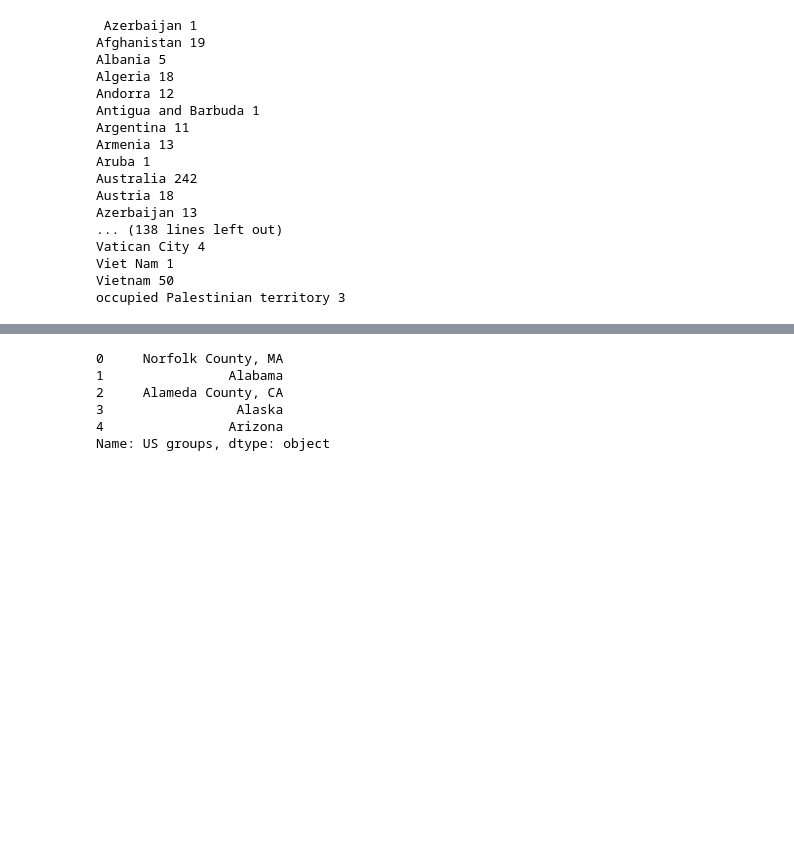
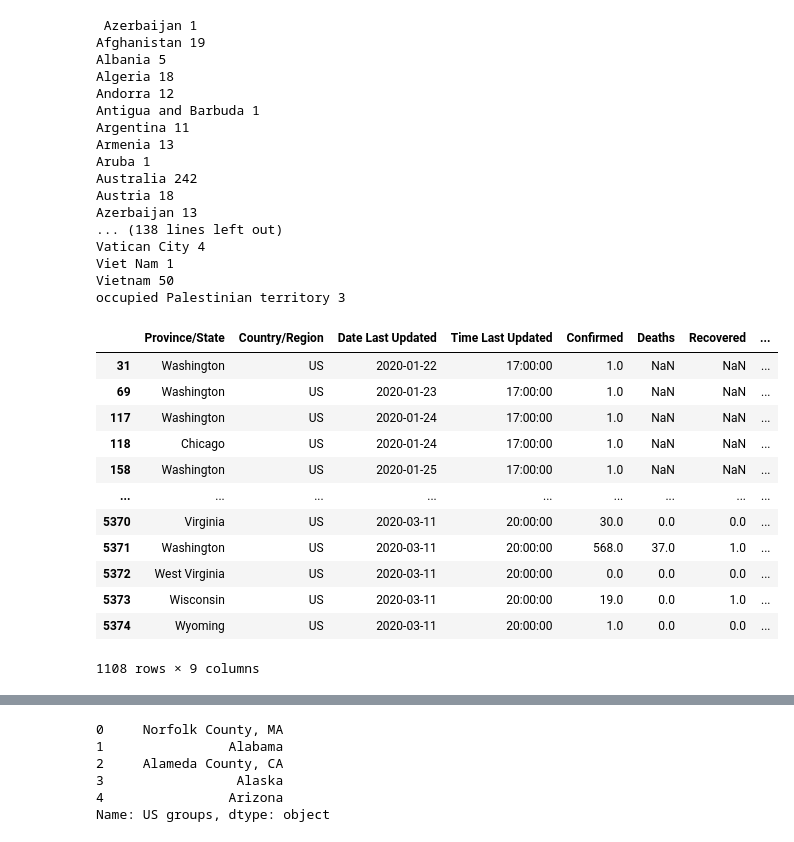
Before and after one commit to eytanohana/COVID-19, a Jupyter notebook: Data Exploration.ipynb, the cells around one changed output, grey strips where cells are left out. Cells and saved outputs as stored; diff of their text form; code cells hidden in the pictures; blank space fills up the shorter version.

```diff
--- a/Data Exploration.ipynb
+++ b/Data Exploration.ipynb
@@ -146,3 +147,20 @@ Vatican City 4
 Viet Nam 1
 Vietnam 50
 occupied Palestinian territory 3
+# %%
+US = df[df['Country/Region']  == 'US']
+US
+# %% [output]
+|  | Province/State | Country/Region | Date Last Updated | Time Last Updated | Confirmed | Deaths | Recovered | ... |
+| 31 | Washington | US | 2020-01-22 | 17:00:00 | 1.0 | NaN | NaN | ... |
+| 69 | Washington | US | 2020-01-23 | 17:00:00 | 1.0 | NaN | NaN | ... |
+| 117 | Washington | US | 2020-01-24 | 17:00:00 | 1.0 | NaN | NaN | ... |
+| 118 | Chicago | US | 2020-01-24 | 17:00:00 | 1.0 | NaN | NaN | ... |
+| 158 | Washington | US | 2020-01-25 | 17:00:00 | 1.0 | NaN | NaN | ... |
+| ... | ... | ... | ... | ... | ... | ... | ... | ... |
+| 5370 | Virginia | US | 2020-03-11 | 20:00:00 | 30.0 | 0.0 | 0.0 | ... |
+| 5371 | Washington | US | 2020-03-11 | 20:00:00 | 568.0 | 37.0 | 1.0 | ... |
+| 5372 | West Virginia | US | 2020-03-11 | 20:00:00 | 0.0 | 0.0 | 0.0 | ... |
+| 5373 | Wisconsin | US | 2020-03-11 | 20:00:00 | 19.0 | 0.0 | 1.0 | ... |
+| 5374 | Wyoming | US | 2020-03-11 | 20:00:00 | 1.0 | 0.0 | 0.0 | ... |
+1108 rows × 9 columns
```
Also changed, not shown: parts of 6 cells of this notebook, 1 other file.
